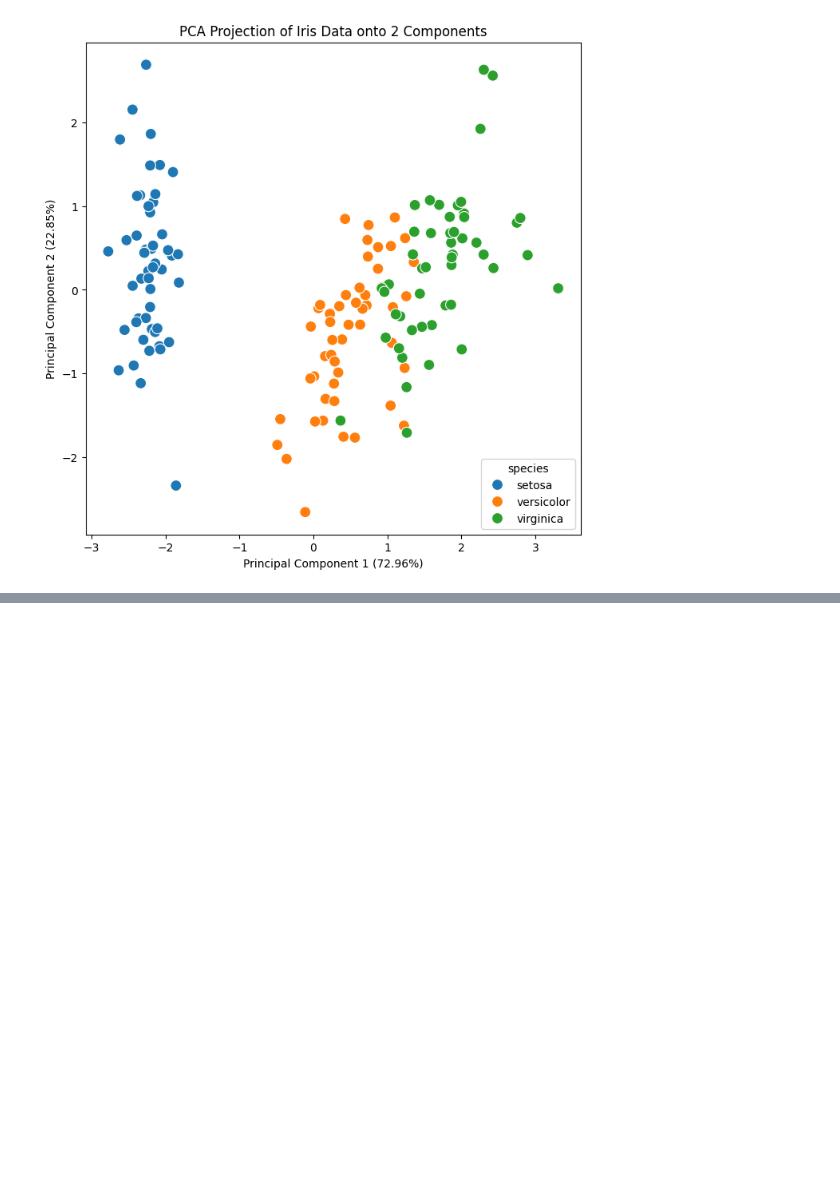
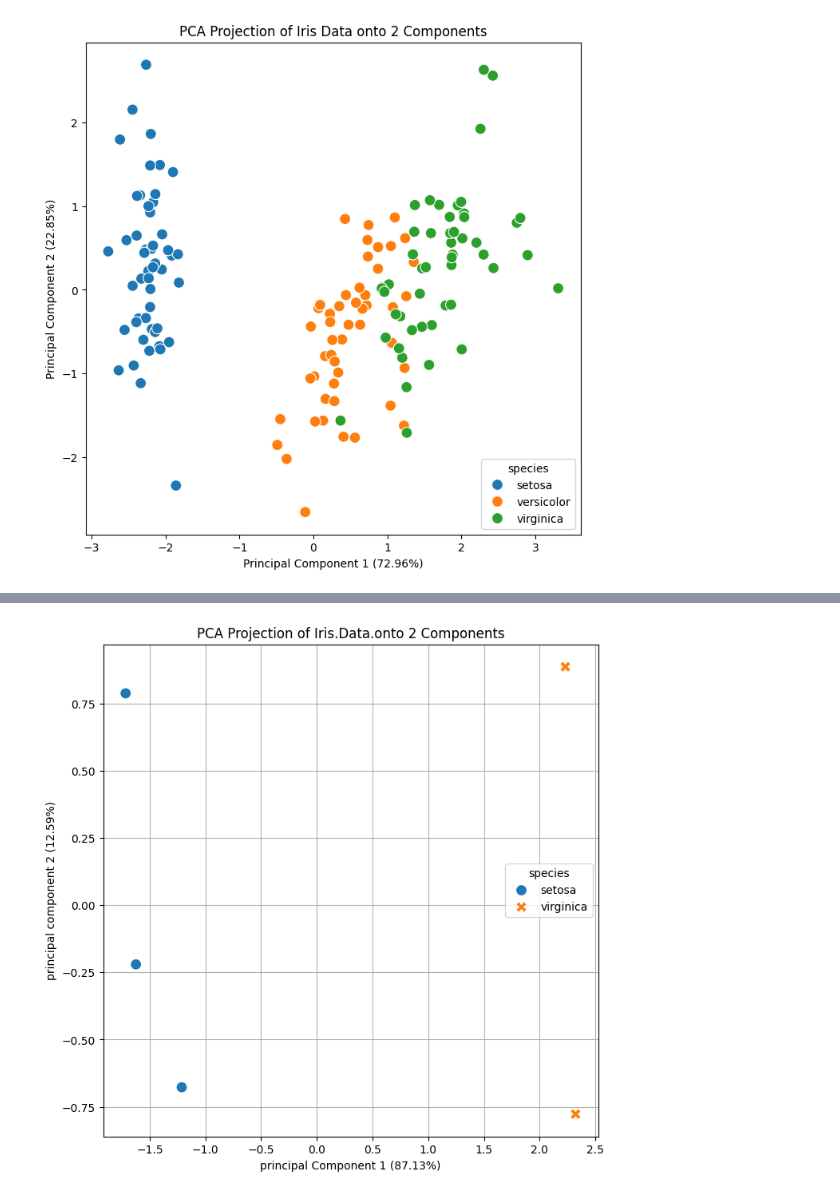
Before and after one commit to Adarsh-5harma/Data_Science, a Jupyter notebook: datascience4.ipynb, the cells around one changed output, grey strips where cells are left out. Drawn from its saved outputs; the diff is of its cells as text; code cells hidden in the pictures; blank space fills up the shorter version.

```diff
--- a/datascience4.ipynb
+++ b/datascience4.ipynb
@@ -95,3 +95,87 @@ plt.ylabel(f'Principal Component 2 ({pca.explained_variance_ratio_[1]*100:.2f}%)
 plt.show()
 # %% [output]
 [figure]
+# %%
+import pandas as pd
+import seaborn as sns
+import matplotlib.pyplot as plt
+from sklearn.preprocessing import StandardScaler
+from sklearn.decomposition import PCA
+
+# Data Setup
+# Loading iris dataset from seaborn
+try:
+    df = sns.load_dataset('iris')
+except Exception as e:
+    print(f"could not load Iris dataset from seaborn, attempting manual creation: {e}")
+
+# fallback data if seaborn falls (not ideal but ensures the script runs)
+
+data = {
+    'sepal_length': [5.1,4.9,4.7,6.7,6.3],
+    'sepal_width': [3.5, 3.0, 3.2, 3.0,2.5],
+    'petal_length': [1.4, 1.4, 1.3, 5.2, 5.0],
+    'petal_width': [0.2, 0.2, 0.2, 2.3,1.9],
+    'species' : ['setosa', 'setosa', 'setosa', 'virginica','virginica']
+}
+
+df = pd.DataFrame(data)
+
+
+# Feature separation and standarization
+
+features = ['sepal_length', 'sepal_width', 'petal_length', 'petal_width']
+x = df[features]
+y = df[features]
+
+# standarize the data (mean = 0 , variance = 1)
+scaler = StandardScaler()
+x_scaled = scaler.fit_transform(x)
+
+# Apply PCA (Reducing to 2 dimension for easy visualization)
+# Note : we use n_components = 2 to match the 2D scatter plot visualization
+# if we need 3 components, the plotting would require a 3D scatter plot settttup
+pca = PCA(n_components = 2)
+
+principal_components = pca.fit_transform(x_scaled)
+
+# create datafroame for the new components
+pca_df = pd.DataFrame(
+    data = principal_components,
+    # fix corrected the columns list to only use 2 components , matching PCA(n_components = 2)
+    columns = ['principal component 1', 'principal component 2' ]
+
+)
+
+# concatenate the new components with the original species target
+pca_df = pd.concat([pca_df, df[['species']]], axis = 1)
+
+# Display the variance explained by the components
+print("\n PCA Explained Variance Ration")
+print(f"PC1 : {pca.explained_variance_ratio_[0] * 100:.2f}%")
+print(f"PC2: {pca.explained_variance_ratio_[1] * 100:.2f}%")
+print(f"Cumulative Explained Varience (pc1+pc2): {(pca.explained_variance_ratio_[0] + pca.explained_variance_ratio_[1]) * 100 :.2f}%")
+
+# plot the 2D PCA Result
+plt.figure(figsize = (8,8))
+sns.scatterplot(
+    data = pca_df,
+    x='principal component 1',
+    y= 'principal component 2',
+    hue='species',        #Color points by the species
+    style = 'species',     # using different Marker for Species
+    s=100                 # size of the points
+
+)
+
+plt.title("PCA Projection of Iris.Data.onto 2 Components")
+plt.xlabel(f"principal Component 1 ({pca.explained_variance_ratio_[0] * 100:.2f}%)")
+plt.ylabel(f"principal component 2 ({pca.explained_variance_ratio_[1] * 100:.2f}%)")
+plt.grid(True)
+plt.show()
+
+# if you need to see the component coefficients ()HOw features combine to form pcs
+print("\n Principal component Loadings (coefficient)")
+loading = pd.DataFrame(pca.components_.T, columns= ['pc1', 'pc2'], index = features)
+print(loading)
+# %% [output]
@@ -97,0 +186 @@ plt.show()
+[figure, added]
```
Also changed, not shown: parts of 2 cells of this notebook.
